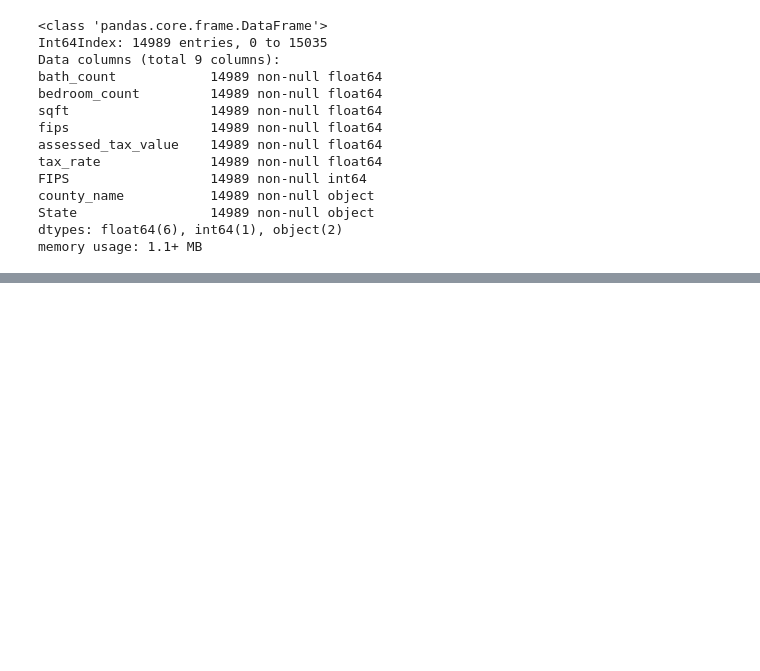
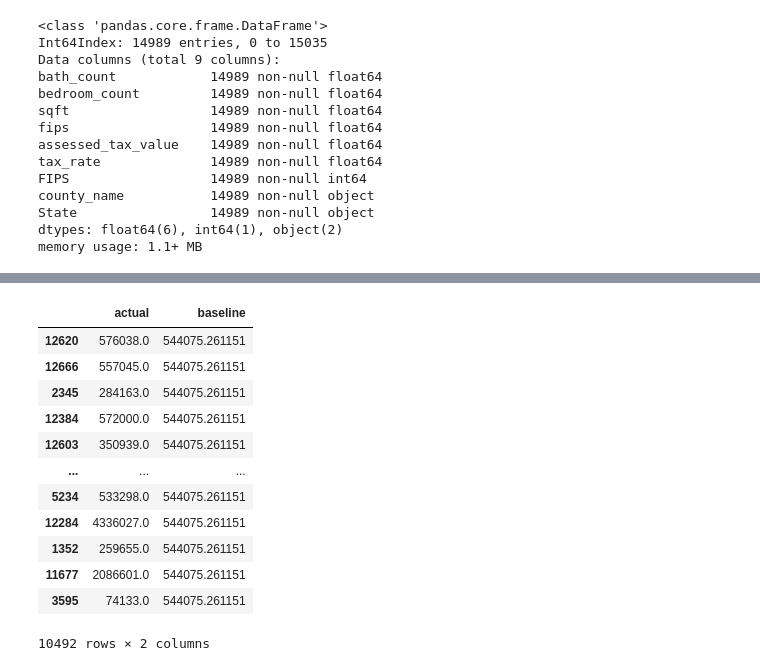
Before and after one commit to yvonneking1/zillow_project, a Jupyter notebook: zillow_scratchpad.ipynb, the cells around one changed output, grey strips where cells are left out. Saved outputs shown, nothing was run; the diff lists cells and outputs as text; code cells hidden in the pictures; blank space fills up the shorter version.

```diff
--- a/zillow_scratchpad.ipynb
+++ b/zillow_scratchpad.ipynb
@@ -201,0 +317,3 @@ memory usage: 1.1+ MB
+# %%
+X_train = train[["bath_count", "bedroom_count", "sqft"]]
+y_train = train.assessed_tax_value
@@ -201,0 +340,2 @@ memory usage: 1.1+ MB
+# %%
+predictions = pd.DataFrame({"actual": train.assessed_tax_value})
@@ -201,0 +351,18 @@ memory usage: 1.1+ MB
+# %%
+predictions["baseline"] = y_train.mean()
+# %%
+predictions
+# %% [output]
+|  | actual | baseline |
+| 12620 | 576038.0 | 544075.261151 |
+| 12666 | 557045.0 | 544075.261151 |
+| 2345 | 284163.0 | 544075.261151 |
+| 12384 | 572000.0 | 544075.261151 |
+| 12603 | 350939.0 | 544075.261151 |
+| ... | ... | ... |
+| 5234 | 533298.0 | 544075.261151 |
+| 12284 | 4336027.0 | 544075.261151 |
+| 1352 | 259655.0 | 544075.261151 |
+| 11677 | 2086601.0 | 544075.261151 |
+| 3595 | 74133.0 | 544075.261151 |
+10492 rows × 2 columns
```
Also changed, not shown: parts of 32 cells of this notebook, 1 other file.
